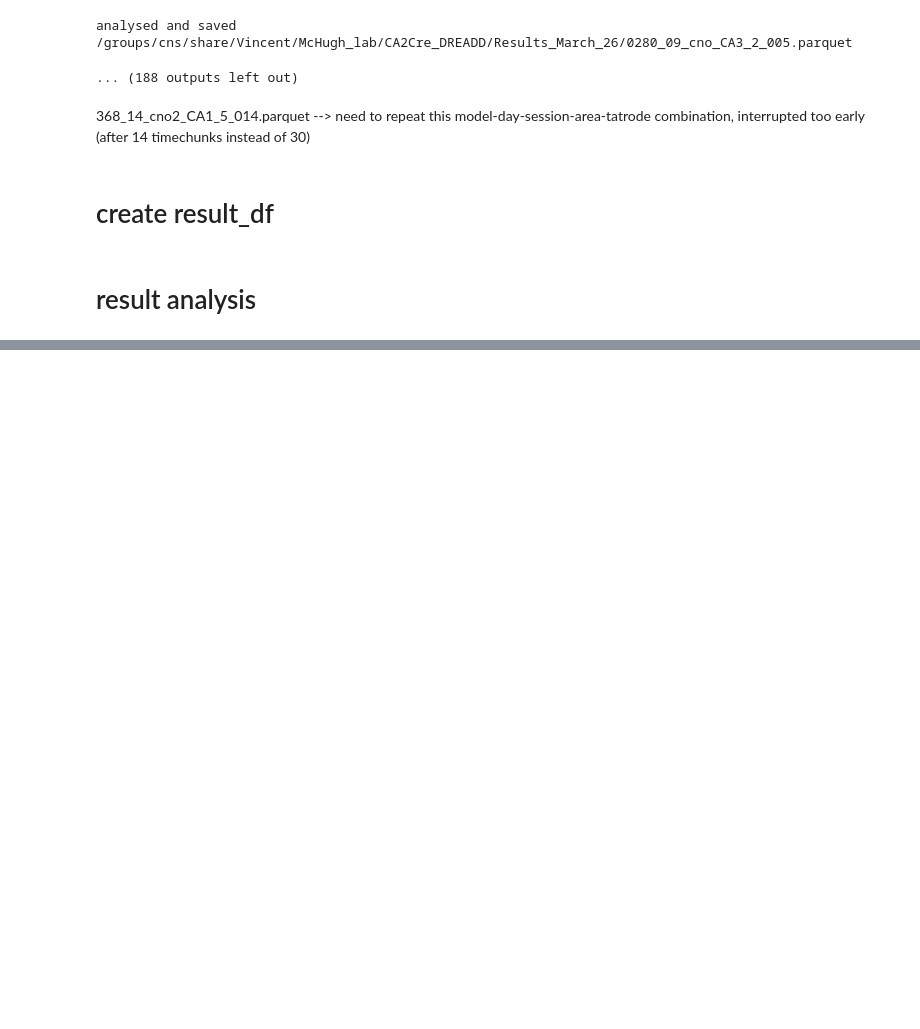
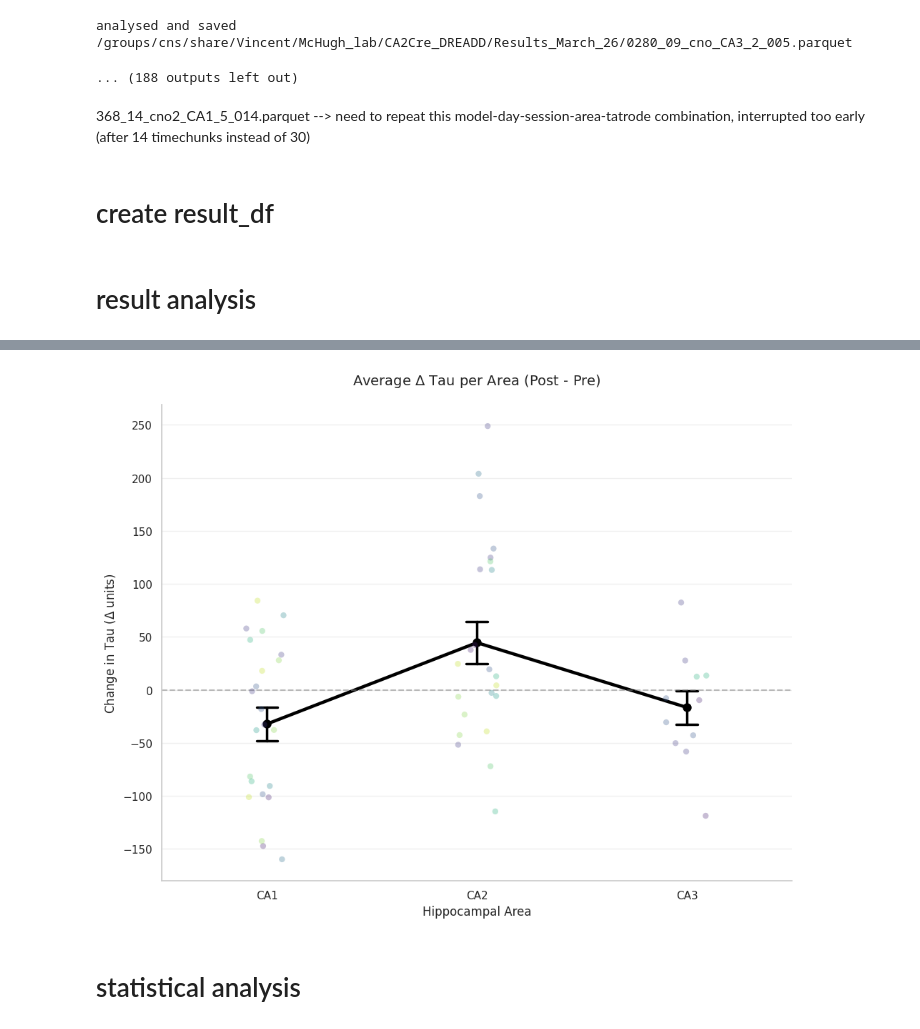
Before and after one commit to Vincentaufgithub/criticality_2, a Jupyter notebook: McHugh_reanalysis_feb26/mr_estimator_pre_post.ipynb, the cells around one changed output, grey strips where cells are left out. Drawn from its saved outputs; the diff is of its cells as text; code cells hidden in the pictures; blank space fills up the shorter version.

```diff
--- a/McHugh_reanalysis_feb26/mr_estimator_pre_post.ipynb
+++ b/McHugh_reanalysis_feb26/mr_estimator_pre_post.ipynb
@@ -456,0 +669,68 @@ plt.tight_layout()
+# %%
+import seaborn as sns
+import matplotlib.pyplot as plt
+import pandas as pd
+
+
+result_df['State'] = result_df['Session'].apply(
+    lambda s: 'sleep1' if s == 'sleep1' else ('cno' if str(s).startswith('cno') else None)
+)
+# 1. Aggregate to one pre and post value per Animal-Day-Area
+df_agg = result_df.groupby(['Model', 'Day', 'Area', 'State'])['Tau'].mean().reset_index()
+
+# 2. Pivot to calculate the difference
+df_pivot = df_agg.pivot_table(
+    index=['Model', 'Day', 'Area'],
+    columns='State',
+    values='Tau'
+).reset_index()
+
+df_pivot['tau_diff'] = df_pivot['cno'] - df_pivot['sleep1']
+
+# 3. Filter and set order for CA1, CA2, CA3
+target_areas = ["CA1", "CA2", "CA3"]
+df_plot = df_pivot[df_pivot['Area'].isin(target_areas)].copy()
+df_plot['Area'] = pd.Categorical(df_plot['Area'], categories=target_areas, ordered=True)
+
+# 4. Create the Point Plot (Mean connected by lines + SE Bars)
+plt.figure(figsize=(10, 8))
+ax = plt.gca()
+
+# Show the mean and Standard Error (SE) as vertical bars
+sns.pointplot(
+    data=df_plot,
+    x='Area',
+    y='tau_diff',
+    errorbar='se',      # Use Standard Error
+    capsize=0.1,        # Horizontal caps on the error bars
+    color='black',      # Line and mean point color
+    markers='o',        # Circle markers for the mean
+    scale=1.2,          # Size of markers/lines
+    errwidth=2.5,       # Thickness of error bars
+    ax=ax
+)
+
+# Overlay individual animal-day points for transparency
+sns.stripplot(
+    data=df_plot, x='Area', y='tau_diff', hue='Model',
+    palette='viridis', alpha=0.3, size=6, dodge=False, legend=False
+)
+
+# Reference line for zero change
+plt.axhline(0, color='gray', lw=1.5, ls='--', alpha=0.5)
+
+# Formatting
+plt.title(r'Average $\Delta$ Tau per Area (Post - Pre)', fontsize=14, pad=20)
+plt.ylabel(r'Change in Tau ($\Delta$ units)', fontsize=12)
+plt.xlabel('Hippocampal Area', fontsize=12)
+
+# Styling
+sns.despine()
+plt.grid(True, axis='y', alpha=0.3)
+
+plt.tight_layout()
+plt.show()
+# %% [output]
+[figure, added]
+# %% [markdown]
+# statistical analysis
```
Also changed, not shown: parts of 10 cells of this notebook, 2 other files.
